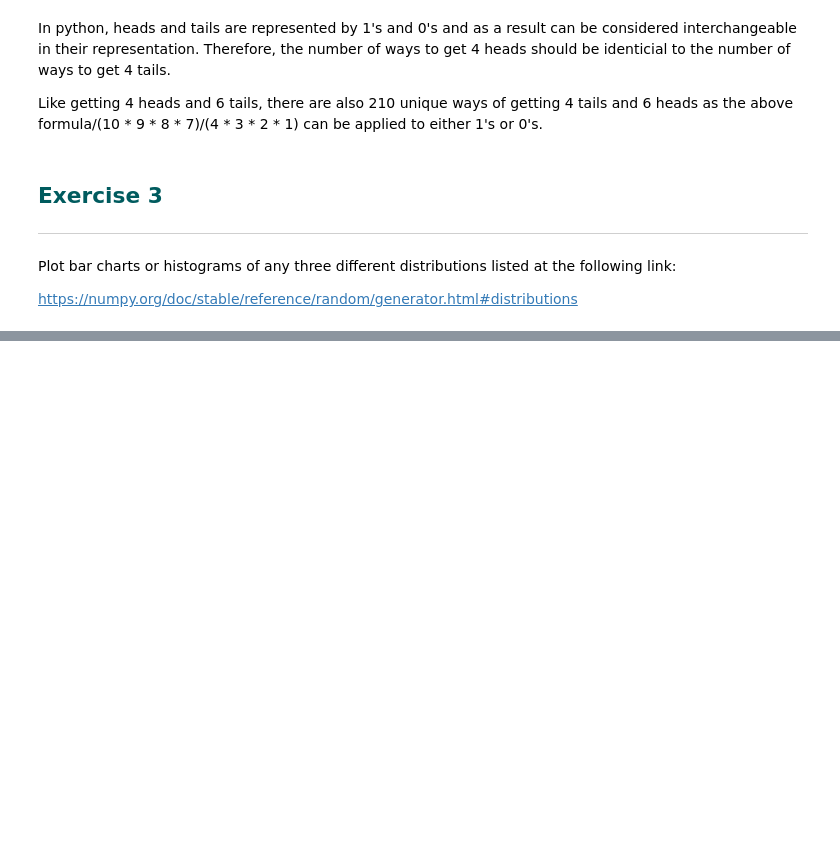
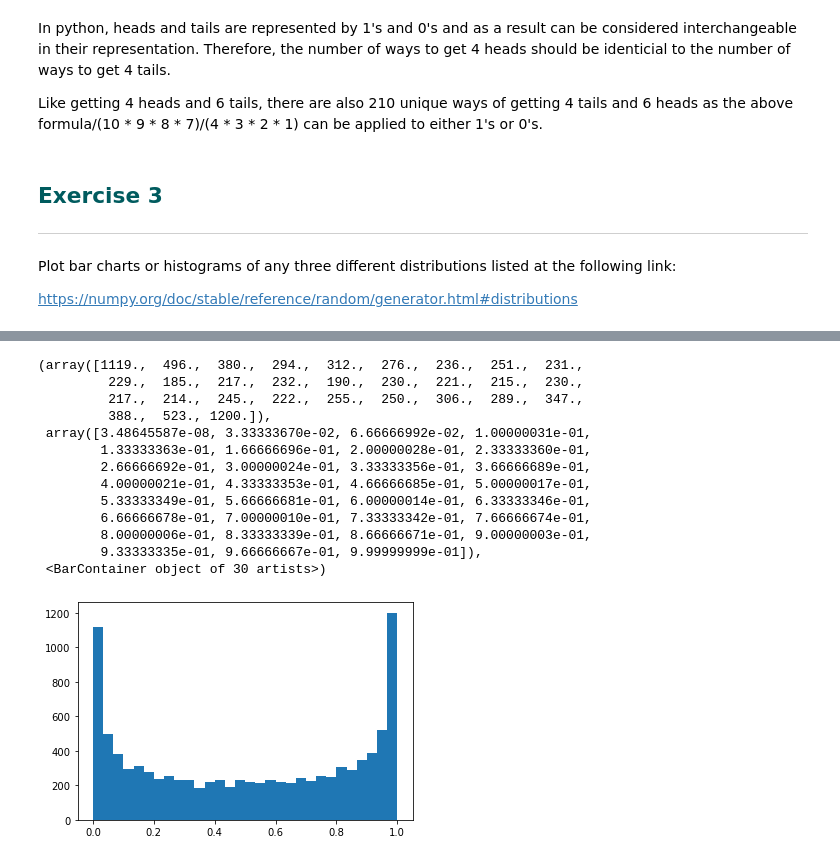
Before and after one commit to micheal-mcenery/funddata-assessment, a Jupyter notebook: Topic 2 - Randomness.ipynb, the cells around one changed output, grey strips where cells are left out. Drawn from its saved outputs; the diff is of its cells as text; code cells hidden in the pictures; blank space fills up the shorter version.

```diff
--- a/Topic 2 - Randomness.ipynb
+++ b/Topic 2 - Randomness.ipynb
@@ -83,0 +168,23 @@ https://numpy.org/doc/stable/reference/random/generator.html#distributions
+# %%
+rng = np.random.default_rng()
+
+samples = rng.beta(0.5, 0.5, 10000)
+
+fig, ax = plt.subplots()
+
+ax.hist(samples, bins=30)
+# %% [output]
+(array([1119.,  496.,  380.,  294.,  312.,  276.,  236.,  251.,  231.,
+         229.,  185.,  217.,  232.,  190.,  230.,  221.,  215.,  230.,
+         217.,  214.,  245.,  222.,  255.,  250.,  306.,  289.,  347.,
+         388.,  523., 1200.]),
+ array([3.48645587e-08, 3.33333670e-02, 6.66666992e-02, 1.00000031e-01,
+        1.33333363e-01, 1.66666696e-01, 2.00000028e-01, 2.33333360e-01,
+        2.66666692e-01, 3.00000024e-01, 3.33333356e-01, 3.66666689e-01,
+        4.00000021e-01, 4.33333353e-01, 4.66666685e-01, 5.00000017e-01,
+        5.33333349e-01, 5.66666681e-01, 6.00000014e-01, 6.33333346e-01,
+        6.66666678e-01, 7.00000010e-01, 7.33333342e-01, 7.66666674e-01,
+        8.00000006e-01, 8.33333339e-01, 8.66666671e-01, 9.00000003e-01,
+        9.33333335e-01, 9.66666667e-01, 9.99999999e-01]),
+ <BarContainer object of 30 artists>)
+[figure, added]
```
Also changed, not shown: parts of 5 cells of this notebook.
